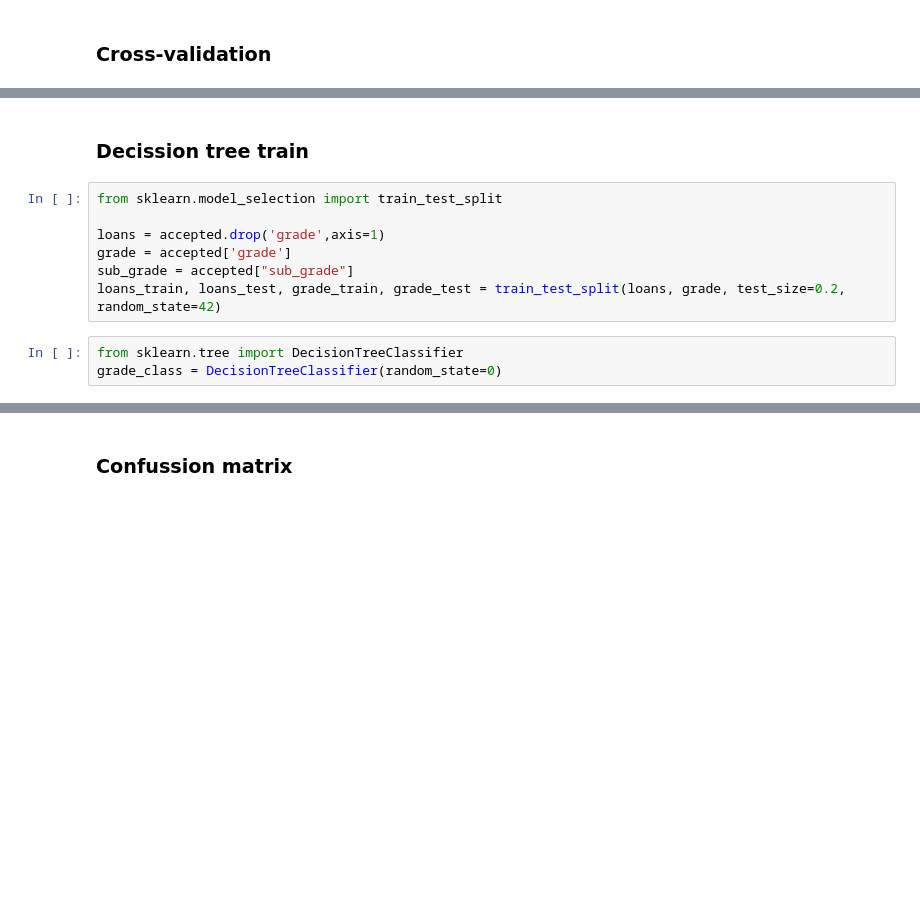
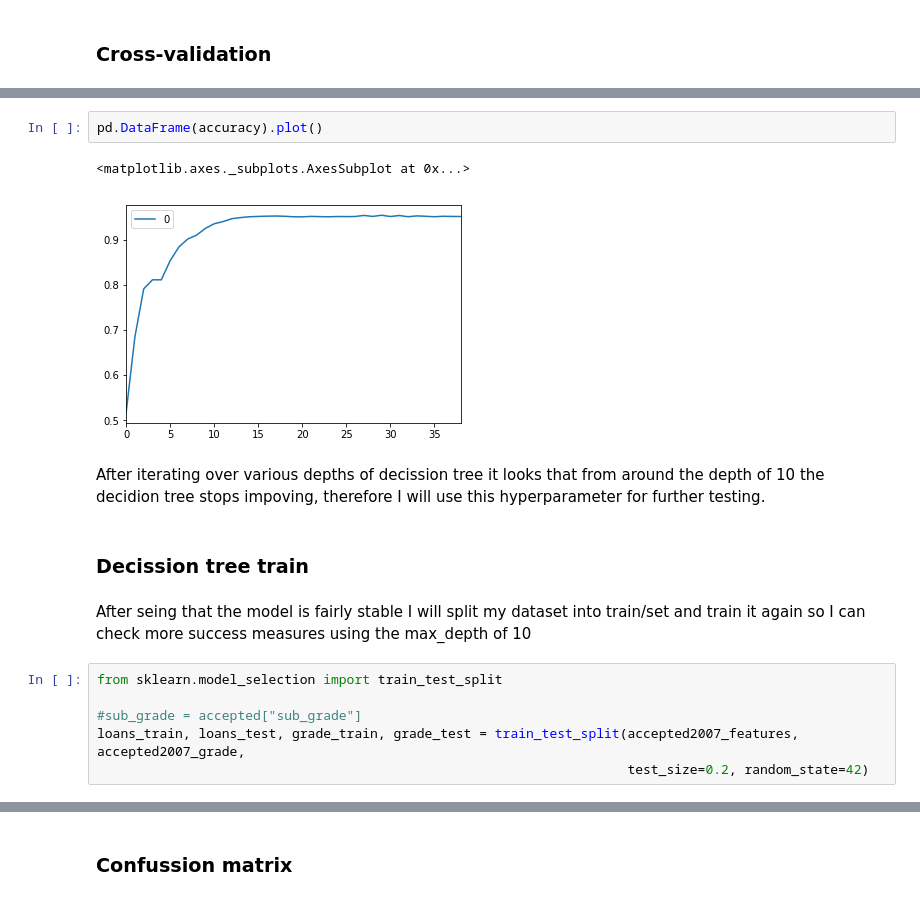
Before and after one commit to VilmaDaukantaite/final_project, a Jupyter notebook: machine_learning.ipynb, the cells around one changed output, grey strips where cells are left out. Cells and saved outputs as stored; diff of their text form; blank space fills up the shorter version.

```diff
--- a/machine_learning.ipynb
+++ b/machine_learning.ipynb
@@ -89,12 +77,17 @@ np.mean(cv)
+# %%
+pd.DataFrame(accuracy).plot()
+# %% [output]
+<matplotlib.axes._subplots.AxesSubplot at 0x...>
+[figure, added]
+# %% [markdown]
+After iterating over various depths of decission tree it looks that from around the depth of 10 the decidion tree stops impoving, therefore I will use this hyperparameter for further testing.
 # %% [markdown]
 ### Decission tree train
+# %% [markdown]
+After seing that the model is fairly stable I will split my dataset into train/set and train it again so I can check more success measures using the max_depth of 10
 # %%
 from sklearn.model_selection import train_test_split
 
-loans = accepted.drop('grade',axis=1)
-grade = accepted['grade']
-sub_grade = accepted["sub_grade"]
-loans_train, loans_test, grade_train, grade_test = train_test_split(loans, grade, test_size=0.2, random_state=42)
+#sub_grade = accepted["sub_grade"]
+loans_train, loans_test, grade_train, grade_test = train_test_split(accepted2007_features, accepted2007_grade,
+                                                                    test_size=0.2, random_state=42)
-# %%
-from sklearn.tree import DecisionTreeClassifier
-grade_class = DecisionTreeClassifier(random_state=0)
```
Also changed, not shown: parts of 52 cells of this notebook.
